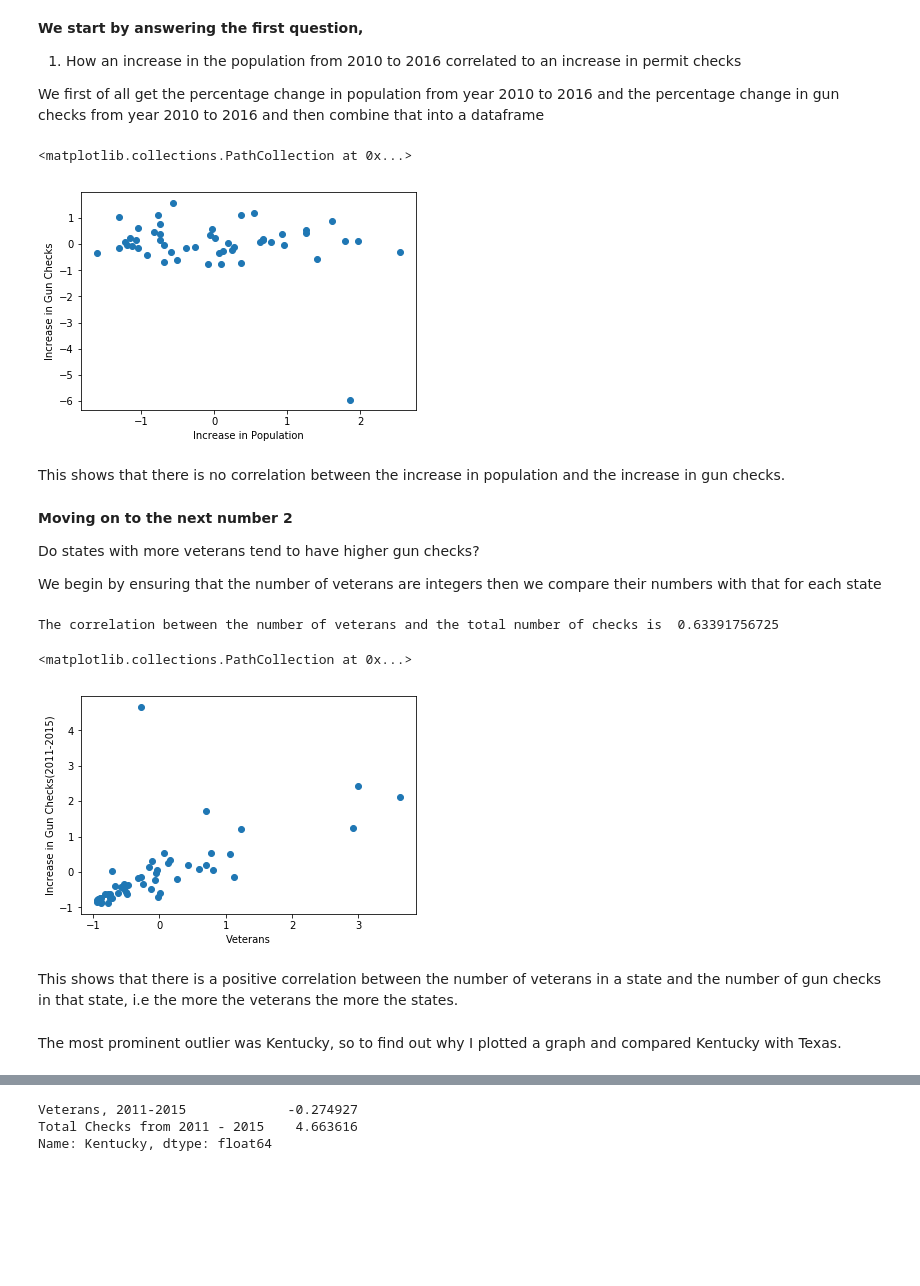
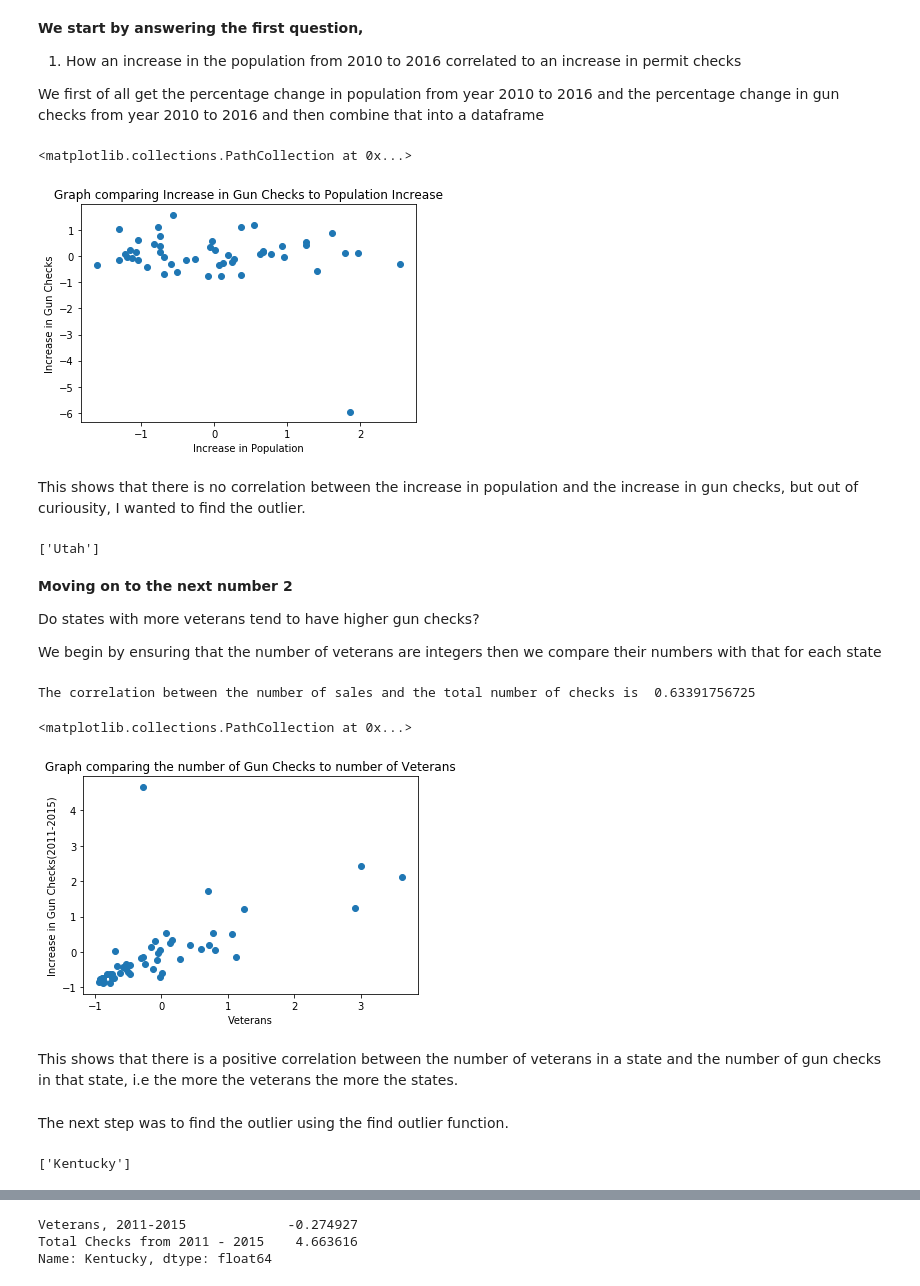
Before and after one commit to durot1973/Data-Analyst-Project, a Jupyter notebook: Analysis.ipynb, the cells around one changed output, grey strips where cells are left out. Saved outputs shown, nothing was run; the diff lists cells and outputs as text; code cells hidden in the pictures; blank space fills up the shorter version.

```diff
--- a/Analysis.ipynb
+++ b/Analysis.ipynb
@@ -134,12 +140,28 @@ percentage_changes = percentage_changes.apply(standardize, axis = 0)
 plt.figure(); plot = plt.scatter(percentage_changes.iloc[:,0], percentage_changes.iloc[:,1])
 plt.xlabel('Increase in Population')
 plt.ylabel('Increase in Gun Checks')
+plt.title('Graph comparing Increase in Gun Checks to Population Increase')
 plot
 # %% [output]
 <matplotlib.collections.PathCollection at 0x...>
-[figure, old version]
+[figure, new version]
 # %% [markdown]
-This shows that there is no correlation between the increase in population and the increase in gun checks.
+This shows that there is no correlation between the increase in population and the increase in gun checks, but out of curiousity, I wanted to find the outlier.
+# %%
+def find_outlier(dataframe):
+    '''
+    Finds the outlier in a dataframe that is standardized
+    Based on the data, If the diffrence between the two values for each state is greater that three, that is an outlier
+    '''
+    outliers = []
+    for row in dataframe.itertuples(index=True):
+        if abs(row[2]-row[1]) > 3.0:
+            outliers.append(row[0])
+    return outliers
+
+find_outlier(percentage_changes)
+# %% [output]
+['Utah']
 # %% [markdown]
 __Moving on to the next number 2__
 
@@ -150,39 +172,44 @@ We begin by ensuring that the number of veterans are integers then we compare th
 def change_vet_to_float(to_change):
     '''convert number strings with commas in a pandas series to usable numbers'''
     if type(to_change) == str:
         number = ''
         for integer in to_change:
             if integer != ',':
                 number += integer
         return int(number)
     return to_change
 
 
 veterans = census_data.loc['Veterans, 2011-2015']
 veterans = veterans.apply(change_vet_to_float)
 
 # Total number of checks from 2011 to 2015
 total_checks_2011_2015 = checks_each_year.iloc[:, -6:-1].applymap(change_vet_to_float).sum(axis = 1)
 
 veterans = standardize(veterans)
 total_checks = standardize(total_checks_2011_2015)
 total_checks.rename('Total Checks from 2011 - 2015', inplace=True)
 
 vets_and_checks = pd.concat([veterans, total_checks], axis=1, join='inner')
 
-print('The correlation between the number of veterans and the total number of checks is ', veterans.corr(total_checks))
+print('The correlation between the number of sales and the total number of checks is ', vets_and_checks.iloc[:,0].corr(vets_and_checks.iloc[:,1]))
 
 plt.figure(); plot = plt.scatter(vets_and_checks.iloc[:,0], vets_and_checks.iloc[:,1])
 plt.xlabel('Veterans')
 plt.ylabel('Increase in Gun Checks(2011-2015)')
+plt.title('Graph comparing the number of Gun Checks to number of Veterans')
 plot
 # %% [output]
-The correlation between the number of veterans and the total number of checks is  0.63391756725
+The correlation between the number of sales and the total number of checks is  0.63391756725
 <matplotlib.collections.PathCollection at 0x...>
-[figure, old version]
+[figure, new version]
 # %% [markdown]
 This shows that there is a positive correlation between the number of veterans in a state and the number of gun checks in
 that state, i.e the more the veterans the more the states.
-# %% [markdown]
-The most prominent outlier was Kentucky, so to find out why I plotted a graph and compared Kentucky with Texas.
+# %% [markdown]
+The next step was to find the outlier using the find outlier function.
+# %%
+find_outlier(vets_and_checks)
+# %% [output]
+['Kentucky']
 # %%
```
Also changed, not shown: parts of 8 cells of this notebook.
